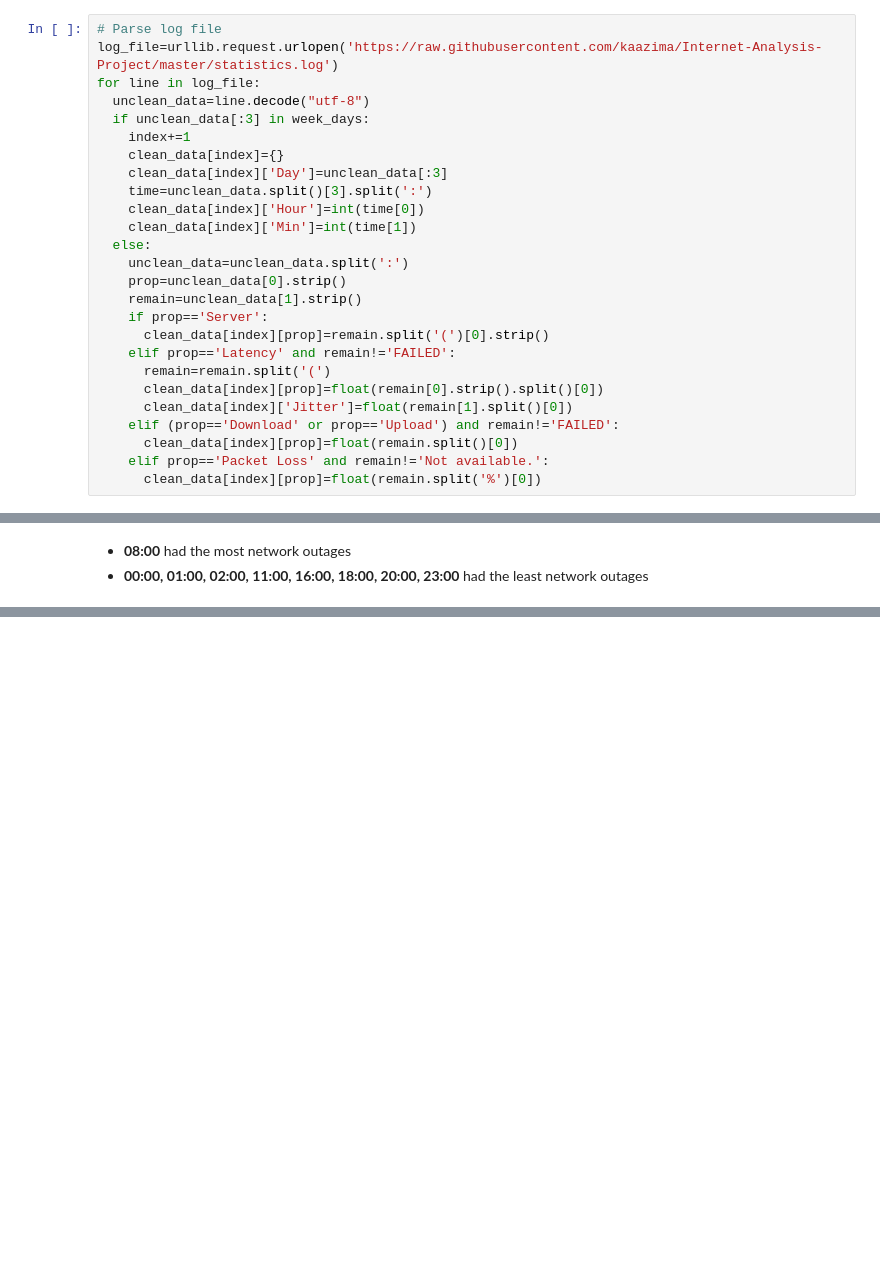
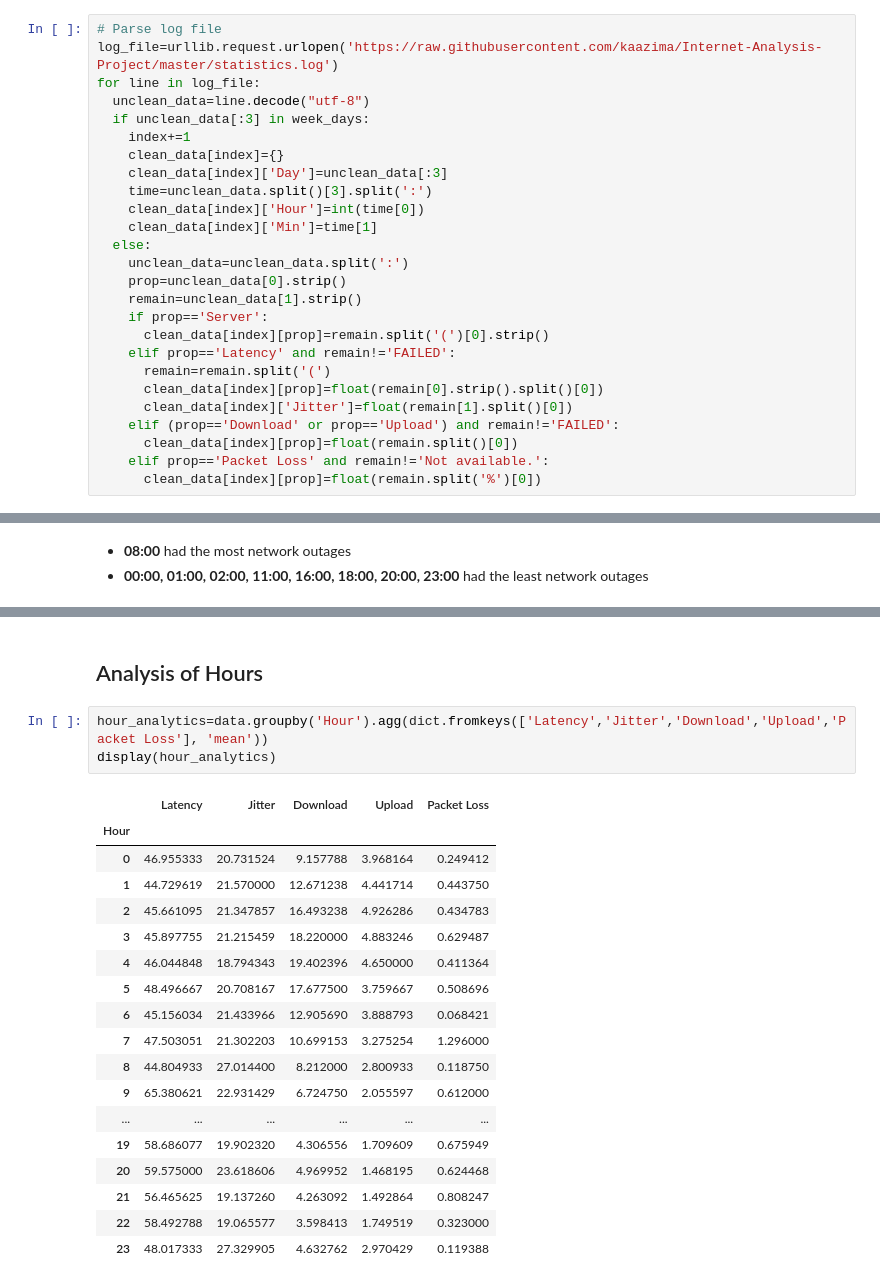
Before and after one commit to shanthiii/Internet-Analysis-Project, a Jupyter notebook: Internet_Analysis.ipynb, the cells around one changed output, grey strips where cells are left out. Drawn from its saved outputs; the diff is of its cells as text; blank space fills up the shorter version.

Commit message:
Analysis of days & hours

```diff
--- a/Internet_Analysis.ipynb
+++ b/Internet_Analysis.ipynb
@@ -21,7 +21,7 @@ for line in log_file:
     clean_data[index]['Day']=unclean_data[:3]
     time=unclean_data.split()[3].split(':')
     clean_data[index]['Hour']=int(time[0])
-    clean_data[index]['Min']=int(time[1])
+    clean_data[index]['Min']=time[1]
   else:
     unclean_data=unclean_data.split(':')
     prop=unclean_data[0].strip()
@@ -147,0 +172,24 @@ plt.show()
+# %% [markdown]
+## Analysis of Hours
+# %%
+hour_analytics=data.groupby('Hour').agg(dict.fromkeys(['Latency','Jitter','Download','Upload','Packet Loss'], 'mean'))
+display(hour_analytics)
+# %% [output]
+|  | Latency | Jitter | Download | Upload | Packet Loss |
+| Hour |  |  |  |  |  |
+| 0 | 46.955333 | 20.731524 | 9.157788 | 3.968164 | 0.249412 |
+| 1 | 44.729619 | 21.570000 | 12.671238 | 4.441714 | 0.443750 |
+| 2 | 45.661095 | 21.347857 | 16.493238 | 4.926286 | 0.434783 |
+| 3 | 45.897755 | 21.215459 | 18.220000 | 4.883246 | 0.629487 |
+| 4 | 46.044848 | 18.794343 | 19.402396 | 4.650000 | 0.411364 |
+| 5 | 48.496667 | 20.708167 | 17.677500 | 3.759667 | 0.508696 |
+| 6 | 45.156034 | 21.433966 | 12.905690 | 3.888793 | 0.068421 |
+| 7 | 47.503051 | 21.302203 | 10.699153 | 3.275254 | 1.296000 |
+| 8 | 44.804933 | 27.014400 | 8.212000 | 2.800933 | 0.118750 |
+| 9 | 65.380621 | 22.931429 | 6.724750 | 2.055597 | 0.612000 |
+| ... | ... | ... | ... | ... | ... |
+| 19 | 58.686077 | 19.902320 | 4.306556 | 1.709609 | 0.675949 |
+| 20 | 59.575000 | 23.618606 | 4.969952 | 1.468195 | 0.624468 |
+| 21 | 56.465625 | 19.137260 | 4.263092 | 1.492864 | 0.808247 |
+| 22 | 58.492788 | 19.065577 | 3.598413 | 1.749519 | 0.323000 |
+| 23 | 48.017333 | 27.329905 | 4.632762 | 2.970429 | 0.119388 |
```
Also changed, not shown: parts of 5 cells of this notebook.
